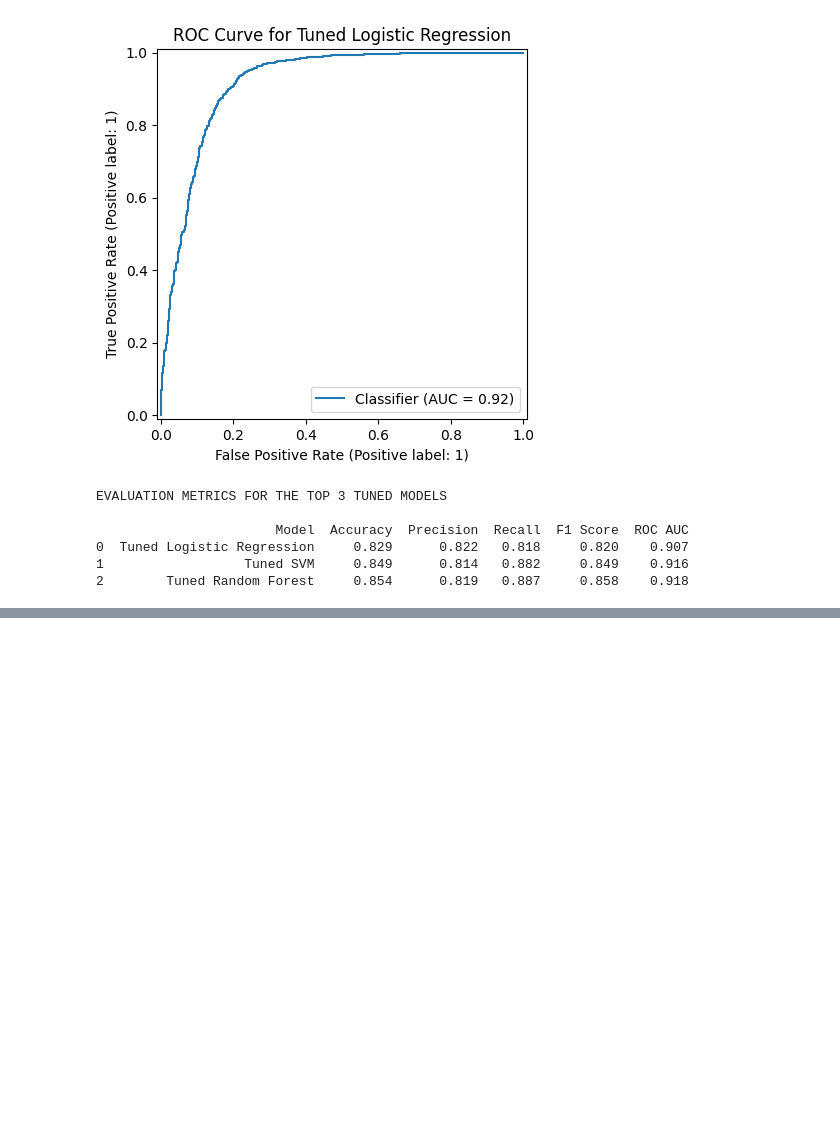
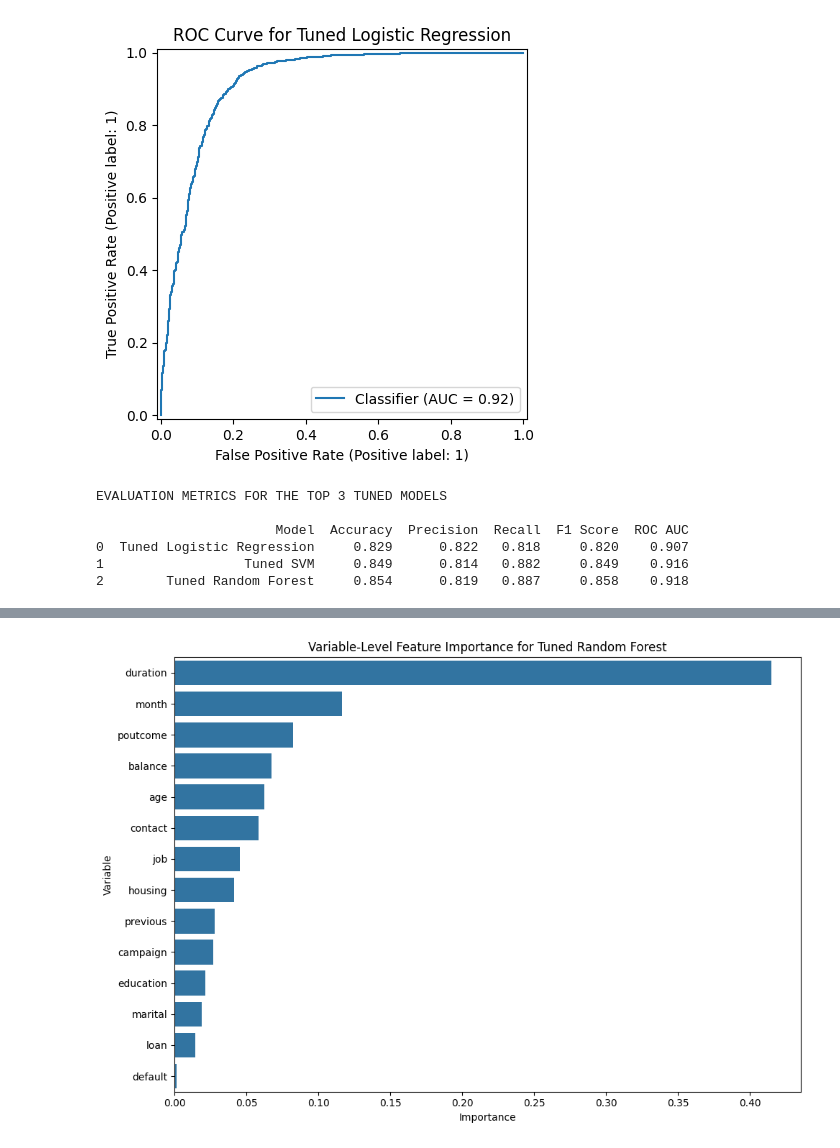
Before and after one commit to sharifatumoro/bank_deposit_prediction, a Jupyter notebook: notebooks/03_evaluation.ipynb, the cells around one changed output, grey strips where cells are left out. Cells and saved outputs as stored; diff of their text form; code cells hidden in the pictures; blank space fills up the shorter version.

```diff
--- a/notebooks/03_evaluation.ipynb
+++ b/notebooks/03_evaluation.ipynb
@@ -702,0 +714,20 @@ joblib.dump(tuned_rf_model, r"C:\Users\name\Desktop\BIG FOLDER\PROJECTS\My_Proje
+# %%
+# Function to extract original variable name
+def extract_variable_name(feature):
+    if feature.startswith("num__"):
+        return feature.replace("num__", "")
+    elif feature.startswith("cat__"):
+        return feature.replace("cat__", "").split("_")[0]
+    return feature
+
+rf_feature_importance["variable"] = rf_feature_importance["feature"].apply(extract_variable_name)
+
+# Group back to original variables
+rf_variable_importance = (
+    rf_feature_importance
+    .groupby("variable", as_index=False)["importance"]
+    .sum()
+    .sort_values("importance", ascending=False)
+)
+
+print(rf_variable_importance)
@@ -702,0 +750,11 @@ joblib.dump(tuned_rf_model, r"C:\Users\name\Desktop\BIG FOLDER\PROJECTS\My_Proje
+# %%
+plt.figure(figsize=(10, 7))
+sns.barplot(data=rf_variable_importance, x="importance", y="variable")
+
+plt.title("Variable-Level Feature Importance for Tuned Random Forest")
+plt.xlabel("Importance")
+plt.ylabel("Variable")
+plt.tight_layout()
+plt.show()
+# %% [output]
+[figure, added]
```
Also changed, not shown: parts of 10 cells of this notebook, 4 other files.
